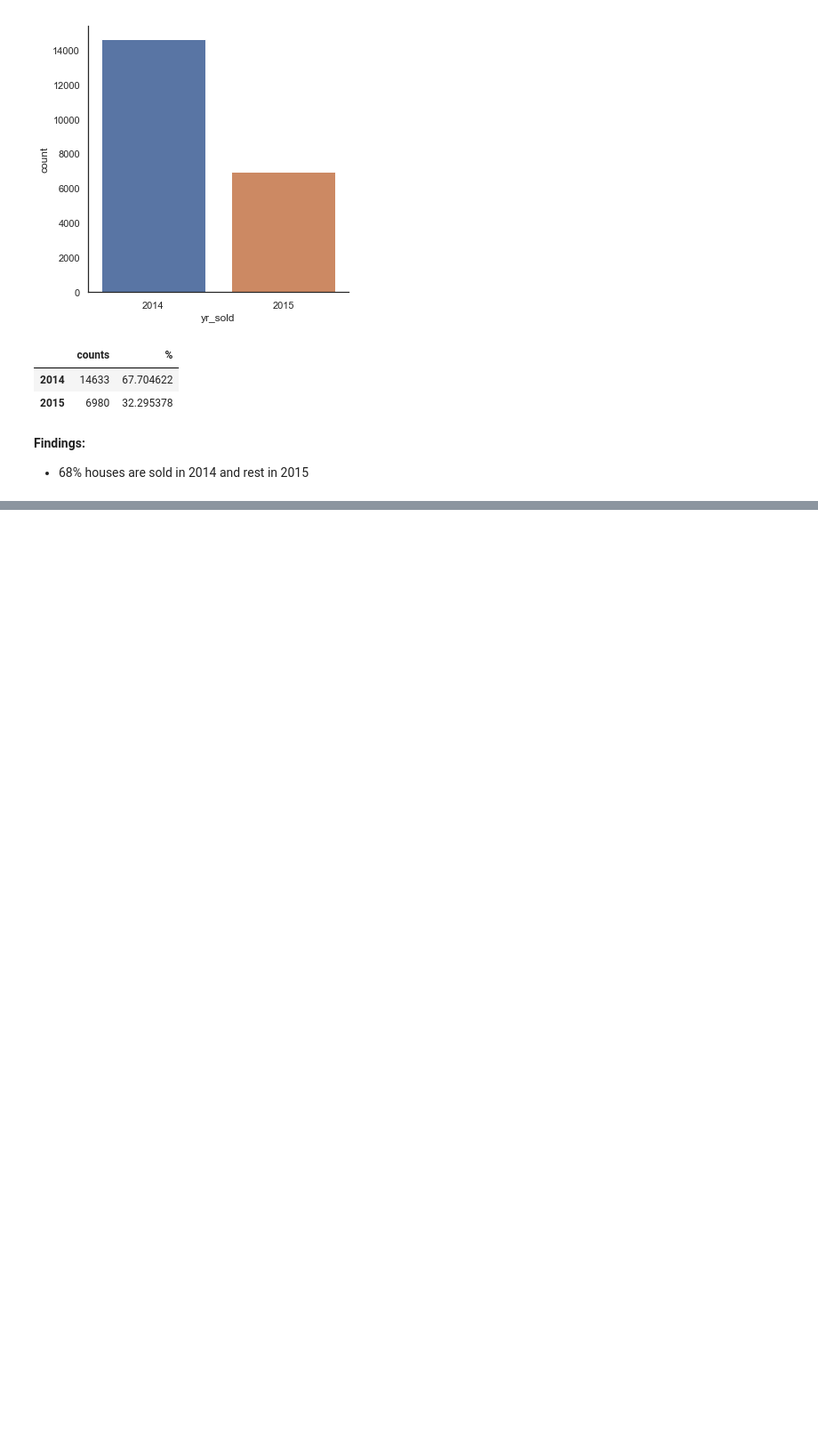
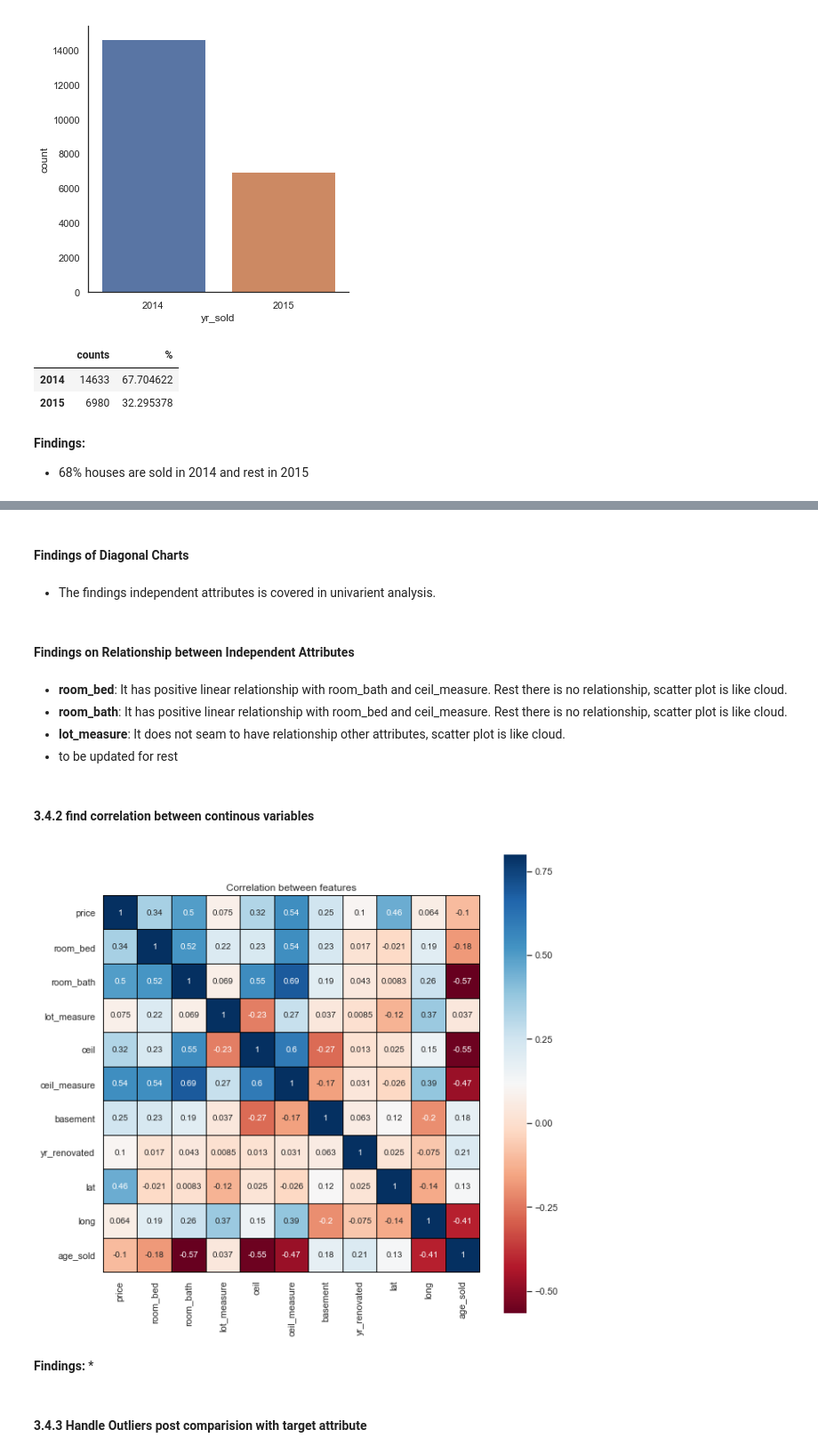
Before and after one commit to sgithub9/ML_public, a Jupyter notebook: project/Capstone project/Capstone Project.ipynb, the cells around one changed output, grey strips where cells are left out. Shown at 89% size. Drawn from its saved outputs; the diff is of its cells as text; code cells hidden in the pictures; blank space fills up the shorter version.

```diff
--- a/project/Capstone project/Capstone Project.ipynb
+++ b/project/Capstone project/Capstone Project.ipynb
@@ -1223,0 +1229,27 @@ displayCountPer(dataSet.yr_sold)
+# %% [markdown]
+#### Findings of Diagonal Charts
+# %% [markdown]
+* The findings independent attributes is covered in univarient analysis.
+# %% [markdown]
+#### Findings on Relationship between Independent Attributes
+# %% [markdown]
+* <b>room_bed</b>: It has positive linear relationship with room_bath and ceil_measure. Rest there is no relationship, scatter plot is like cloud.
+* <b>room_bath</b>: It has positive linear relationship with room_bed and ceil_measure. Rest there is no relationship, scatter plot is like cloud.
+* <b>lot_measure</b>: It does not seam to have relationship other attributes, scatter plot is like cloud.
+* to be updated for rest
+# %% [markdown]
+#### 3.4.2 find correlation between continous variables
+# %%
+
+corMax=dataSet.corr(method='spearman')
+plt.figure(figsize=(10, 10))
+sn.heatmap(corMax, vmax=.8, linewidths=0.01,
+            square=True,annot=True,cmap="RdBu",linecolor="black")
+plt.title('Correlation between features');
+# %% [output]
+[figure, added]
+# %% [markdown]
+<b>Findings:</b>
+    * <to be updated>
+# %% [markdown]
+#### 3.4.3 Handle Outliers post comparision with target attribute
```
Also changed, not shown: parts of 38 cells of this notebook, 1 other file.
